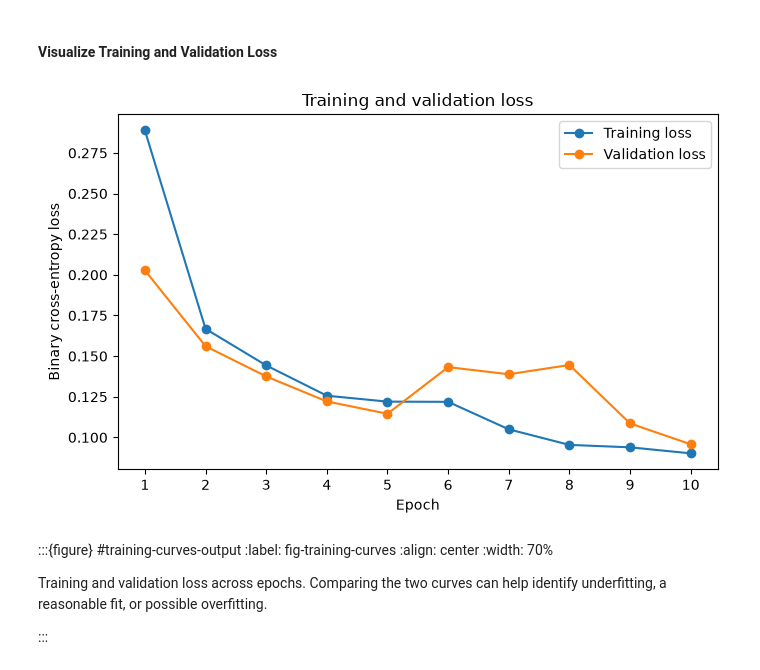
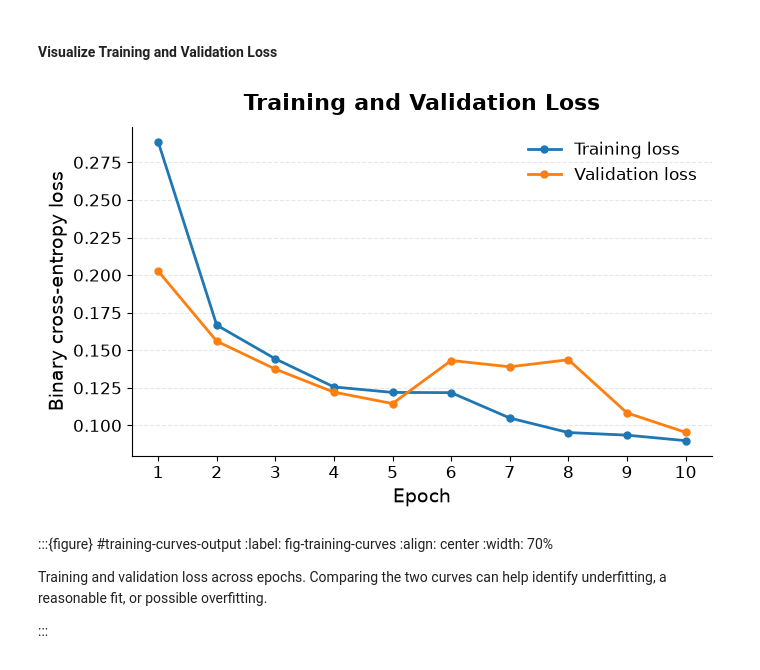
Before and after one commit to samantha-u/T-CAIREM-education-modules2, a Jupyter notebook: _build/jupyter_execute/M1S6/M1S6nb.ipynb, the cells around one changed output. Saved outputs shown, nothing was run; the diff lists cells and outputs as text; code cells hidden in the pictures.

```diff
--- a/_build/jupyter_execute/M1S6/M1S6nb.ipynb
+++ b/_build/jupyter_execute/M1S6/M1S6nb.ipynb
@@ -69,11 +69,15 @@ You should consider upgrading via the 'C:\Users\sammy\AppData\Local\Microsoft\Wi
 
 import random
 import sys
+from pathlib import Path
 from importlib.metadata import version, PackageNotFoundError
+import textwrap
 
 import numpy as np
 import pandas as pd
 import matplotlib.pyplot as plt
+from matplotlib.colors import ListedColormap
+from PIL import Image
 
 import torch
 from torch import nn
@@ -93,6 +97,19 @@ from sklearn.metrics import (
     roc_auc_score,
 )
 
+# Set parameters for figures
+plt.rcParams.update({
+    "font.size": 12,
+    "figure.titlesize": 20,
+    "figure.titleweight": "bold",
+    "axes.titlesize": 16,
+    # "axes.titleweight": "bold",
+    "axes.labelsize": 14,
+    "xtick.labelsize": 12,
+    "ytick.labelsize": 12,
+    "legend.fontsize": 12,
+})
+
 
 SEED = 21
 random.seed(SEED)
@@ -968,20 +1361,56 @@ A widening gap in which training loss continues to improve while validation loss
 #### Visualize Training and Validation Loss
 # %%
 #| label: training-curves-output
+
 epochs = np.arange(1, NUM_EPOCHS + 1)
 
 fig, ax = plt.subplots(figsize=(7, 4.5))
-ax.plot(epochs, history["training_loss"], marker="o", label="Training loss")
-ax.plot(epochs, history["validation_loss"], marker="o", label="Validation loss")
+
+ax.plot(
+    epochs,
+    history["training_loss"],
+    marker="o",
+    linewidth=2,
+    markersize=5,
+    label="Training loss",
+)
+
+ax.plot(
+    epochs,
+    history["validation_loss"],
+    marker="o",
+    linewidth=2,
+    markersize=5,
+    label="Validation loss",
+)
+
+ax.set_title(
+    "Training and Validation Loss",
+    fontweight="bold",
+    pad=12,
+)
+
 ax.set_xlabel("Epoch")
 ax.set_ylabel("Binary cross-entropy loss")
-ax.set_title("Training and validation loss")
+
 ax.set_xticks(epochs)
-ax.legend()
+
+ax.grid(
+    axis="y",
+    linestyle="--",
+    alpha=0.3,
+)
+
+ax.spines["top"].set_visible(False)
+ax.spines["right"].set_visible(False)
+
+ax.legend(
+    frameon=False,
+)
+
 fig.tight_layout()
-fig
 # %% [output]
-[figure, old version]
+[figure, new version]
 # %% [markdown]
 :::{figure} #training-curves-output
 :label: fig-training-curves
```
Also changed, not shown: parts of 38 cells of this notebook, 48 other files.
